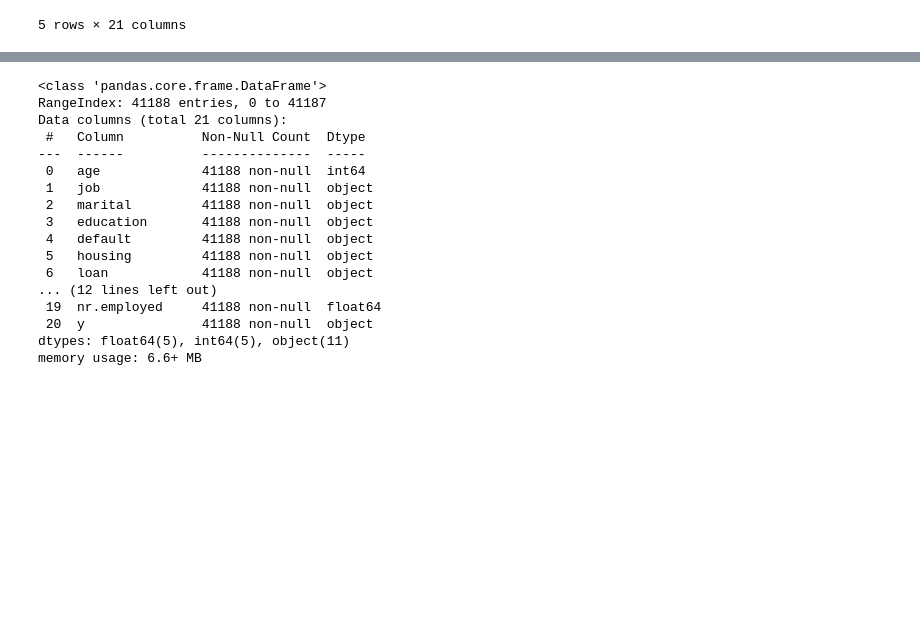
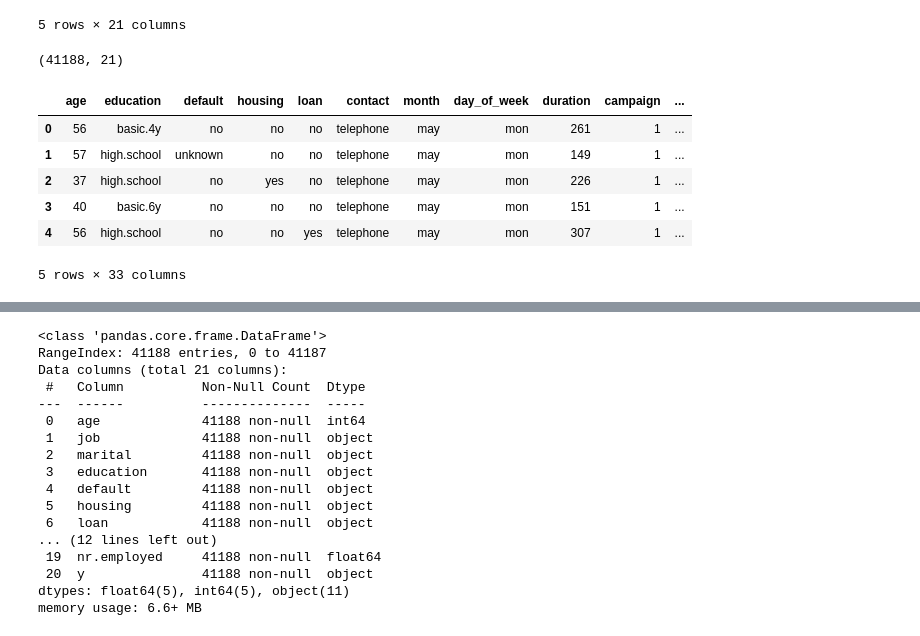
Before and after one commit to SmartHub-trainings/Data-Pack-2024, a Jupyter notebook: Machine Learning/project-Bank_data.ipynb, the cells around one changed output, grey strips where cells are left out. Drawn from its saved outputs; the diff is of its cells as text; code cells hidden in the pictures; blank space fills up the shorter version.

```diff
--- a/Machine Learning/project-Bank_data.ipynb
+++ b/Machine Learning/project-Bank_data.ipynb
@@ -33,3 +33,17 @@ bank_full.head()
 | 3 | 40 | admin. | married | basic.6y | no | no | no | telephone | may | mon | ... |
 | 4 | 56 | services | married | high.school | no | no | yes | telephone | may | mon | ... |
 5 rows × 21 columns
+# %%
+bank_full.shape
+# %% [output]
+(41188, 21)
+# %%
+pd.get_dummies(bank_full,columns=["marital","job"],drop_first=True,).head()
+# %% [output]
+|  | age | education | default | housing | loan | contact | month | day_of_week | duration | campaign | ... |
+| 0 | 56 | basic.4y | no | no | no | telephone | may | mon | 261 | 1 | ... |
+| 1 | 57 | high.school | unknown | no | no | telephone | may | mon | 149 | 1 | ... |
+| 2 | 37 | high.school | no | yes | no | telephone | may | mon | 226 | 1 | ... |
+| 3 | 40 | basic.6y | no | no | no | telephone | may | mon | 151 | 1 | ... |
+| 4 | 56 | high.school | no | no | yes | telephone | may | mon | 307 | 1 | ... |
+5 rows × 33 columns
```
Also changed, not shown: parts of 2 cells of this notebook, 5 other files.
